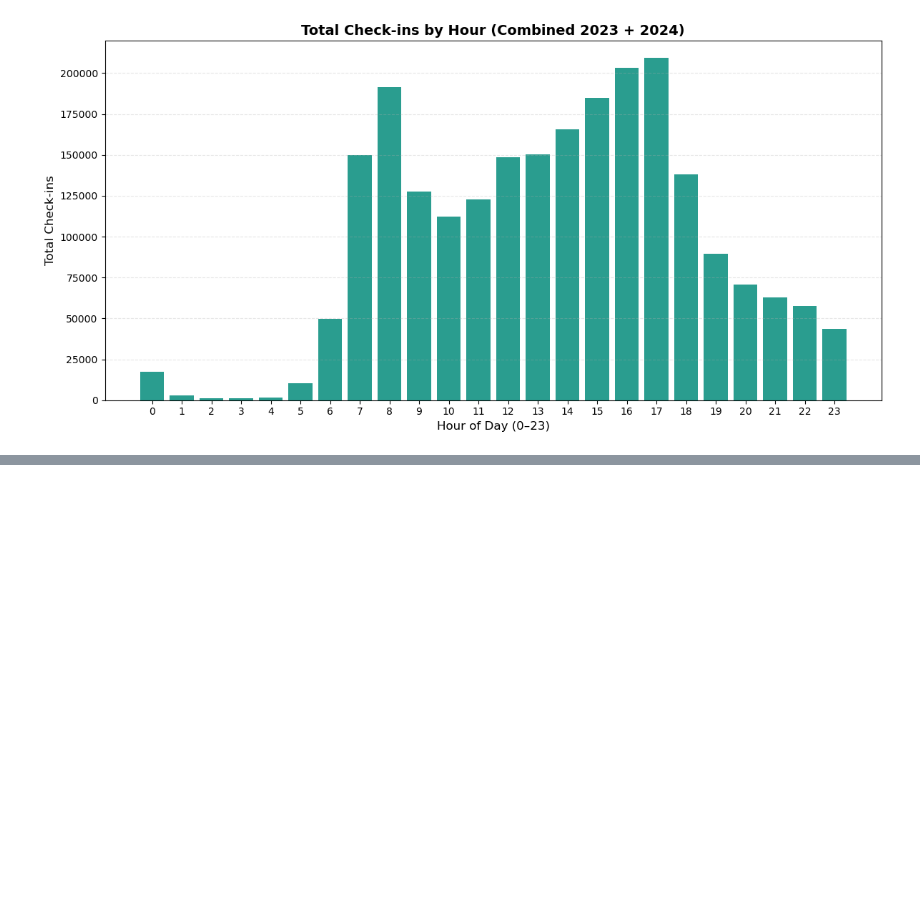
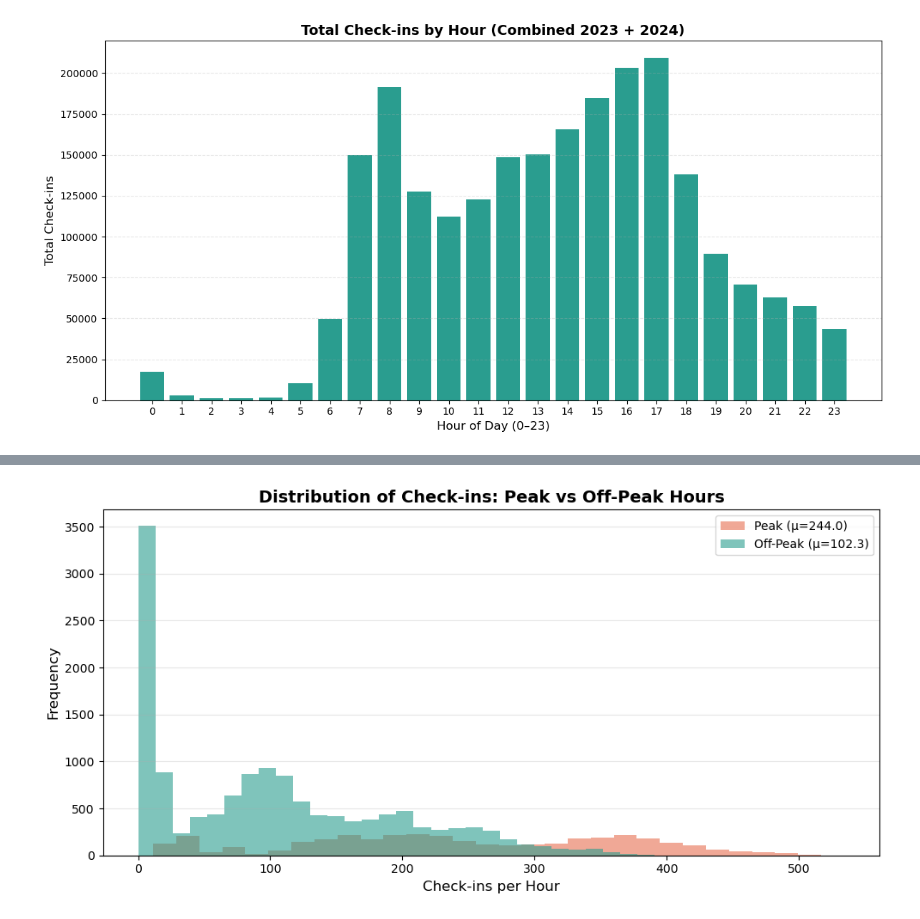
Before and after one commit to bogdanbuzatu04/TIL6022-Project-Group-19, a Jupyter notebook: ovdata.ipynb, the cells around one changed output, grey strips where cells are left out. Saved outputs shown, nothing was run; the diff lists cells and outputs as text; code cells hidden in the pictures; blank space fills up the shorter version.

Commit message:
new ovchipkaart data analysis + statistical tests

```diff
--- a/ovdata.ipynb
+++ b/ovdata.ipynb
@@ -1,13 +1,13 @@
 # %%
-
 import pandas as pd
+import numpy as np
 import plotly.express as px
+import plotly.graph_objects as go
 import matplotlib.pyplot as plt
+from scipy import stats
 
 df23 = pd.read_csv(r"C:\Users\inika\OneDrive\Έγγραφα\MSc TIL\Y1\TIL6022\Instappers_per_uur_export_2023.csv")
 df24 = pd.read_csv(r"C:\Users\inika\OneDrive\Έγγραφα\MSc TIL\Y1\TIL6022\Instappers_per_uur_export_V3_2024.csv")
-
-
 
 df23["Datum"] = pd.to_datetime(df23["Datum"], format="%d/%m/%Y")
 df24["Datum"] = pd.to_datetime(df24["Datum"], format="%d-%m-%Y")
@@ -18,20 +18,21 @@ for df in (df23, df24):
 
 df = pd.concat([df23, df24], ignore_index=True)
 
+df["weekday"] = df["Datum"].dt.weekday  # 0=Mon, 6=Sun
+df["weekday_name"] = df["Datum"].dt.day_name()
+df["hour_of_week"] = df["weekday"] * 24 + df["Uur"]  # 0-167
+
 
 hour_totals = df.groupby("Uur", as_index=False)["Aantal_check_ins"].sum().sort_values("Uur")
-
 
 fig = px.bar(hour_totals, x="Uur", y="Aantal_check_ins",
              labels={"Uur": "Hour of Day (0–23)", "Aantal_check_ins": "Total Check-ins"},
              title="Total Check-ins by Hour (Combined 2023 + 2024)")
 
-
 fig.update_xaxes(tickmode="array",
                  tickvals=list(range(24)),
                  ticktext=[str(h) for h in range(24)],
                  range=[-0.5, 23.5])
-
 
 fig.update_traces(text=hour_totals["Aantal_check_ins"].round(0).astype(int),
                   textposition="outside",
@@ -39,10 +40,8 @@ fig.update_traces(text=hour_totals["Aantal_check_ins"].round(0).astype(int),
 
 fig.show()
 
-
 plt.figure(figsize=(12, 6))
 plt.bar(hour_totals["Uur"], hour_totals["Aantal_check_ins"], color="#2a9d8f", width=0.8)
-
 plt.xticks(range(0, 24))
 plt.xlabel("Hour of Day (0–23)", fontsize=12)
 plt.ylabel("Total Check-ins", fontsize=12)
@@ -50,5 +49,86 @@ plt.title("Total Check-ins by Hour (Combined 2023 + 2024)", fontsize=14, fontwei
 plt.grid(axis='y', alpha=0.3, linestyle='--')
 plt.tight_layout()
 plt.show()
+
+heatmap_data = df.groupby(["weekday", "Uur"], as_index=False)["Aantal_check_ins"].mean()
+
+heatmap_pivot = heatmap_data.pivot(index="weekday", columns="Uur", values="Aantal_check_ins")
+
+weekday_labels = ["Monday", "Tuesday", "Wednesday", "Thursday", "Friday", "Saturday", "Sunday"]
+heatmap_pivot.index = [weekday_labels[i] for i in heatmap_pivot.index]
+
+fig_heatmap = go.Figure(data=go.Heatmap(
+    z=heatmap_pivot.values,
+    x=heatmap_pivot.columns,
+    y=heatmap_pivot.index,
+    colorscale="Teal",
+    colorbar=dict(title="Avg Check-ins")
+))
+
+fig_heatmap.update_layout(
+    title="Average Check-ins by Hour of Week (2023 + 2024)",
+    xaxis_title="Hour of Day (0–23)",
+    yaxis_title="Day of Week",
+    xaxis=dict(tickmode="linear", tick0=0, dtick=1),
+    height=500
+)
+
+fig_heatmap.show()
+
+peak_hours = [7, 8, 16, 17, 18]
+df["is_peak"] = df["Uur"].isin(peak_hours)
+
+df_dayhour = df.groupby(["Datum", "Uur", "is_peak"], as_index=False)["Aantal_check_ins"].sum()
+
+peak_checkins = df_dayhour.loc[df_dayhour["is_peak"] == True, "Aantal_check_ins"]
+offpeak_checkins = df_dayhour.loc[df_dayhour["is_peak"] == False, "Aantal_check_ins"]
+
+avg_peak = peak_checkins.mean()
+avg_offpeak = offpeak_checkins.mean()
+
+t_stat, p_ttest = stats.ttest_ind(peak_checkins, offpeak_checkins)
+
+u_stat, p_mannwhitney = stats.mannwhitneyu(peak_checkins, offpeak_checkins, alternative='two-sided')
+
+bins = [0, df_dayhour["Aantal_check_ins"].quantile(0.33),
+        df_dayhour["Aantal_check_ins"].quantile(0.67),
+        df_dayhour["Aantal_check_ins"].max() + 1]
+df_dayhour["checkin_category"] = pd.cut(df_dayhour["Aantal_check_ins"], bins=bins, labels=["Low", "Medium", "High"])
+
+contingency = pd.crosstab(df_dayhour["is_peak"], df_dayhour["checkin_category"])
+chi2_stat, p_chi2, dof, expected = stats.chi2_contingency(contingency)
+
+print("="*60)
+print("STATISTICAL SIGNIFICANCE TEST: Peak vs Off-Peak Hours")
+print("="*60)
+print(f"Peak hours defined as: {peak_hours}")
+print(f"\nAverage check-ins during PEAK hours: {avg_peak:.2f}")
+print(f"Average check-ins during OFF-PEAK hours: {avg_offpeak:.2f}")
+print(f"Difference (Peak - Off-Peak): {avg_peak - avg_offpeak:.2f}")
+print(f"\n--- Independent Samples t-test ---")
+print(f"t-statistic: {t_stat:.4f}")
+print(f"p-value: {p_ttest:.4e}")
+print(f"Result: {'SIGNIFICANT' if p_ttest < 0.05 else 'NOT significant'} at α=0.05")
+print(f"\n--- Mann-Whitney U test (non-parametric) ---")
+print(f"U-statistic: {u_stat:.4f}")
+print(f"p-value: {p_mannwhitney:.4e}")
+print(f"Result: {'SIGNIFICANT' if p_mannwhitney < 0.05 else 'NOT significant'} at α=0.05")
+print(f"\n--- Chi-squared test (categorical) ---")
+print(f"Chi-squared statistic: {chi2_stat:.4f}")
+print(f"p-value: {p_chi2:.4e}")
+print(f"Degrees of freedom: {dof}")
+print(f"Result: {'SIGNIFICANT' if p_chi2 < 0.05 else 'NOT significant'} at α=0.05")
+print("="*60)
+
+plt.figure(figsize=(10, 5))
+plt.hist(peak_checkins, bins=30, alpha=0.6, label=f'Peak (μ={avg_peak:.1f})', color='#e76f51')
+plt.hist(offpeak_checkins, bins=30, alpha=0.6, label=f'Off-Peak (μ={avg_offpeak:.1f})', color='#2a9d8f')
+plt.xlabel('Check-ins per Hour', fontsize=12)
+plt.ylabel('Frequency', fontsize=12)
+plt.title('Distribution of Check-ins: Peak vs Off-Peak Hours', fontsize=14, fontweight='bold')
+plt.legend()
+plt.grid(axis='y', alpha=0.3)
+plt.tight_layout()
+plt.show()
 # %% [output]
 [figure]
@@ -54,0 +152 @@ plt.show()
+[figure, added]
```
Also changed, not shown: parts of 1 cell of this notebook.
